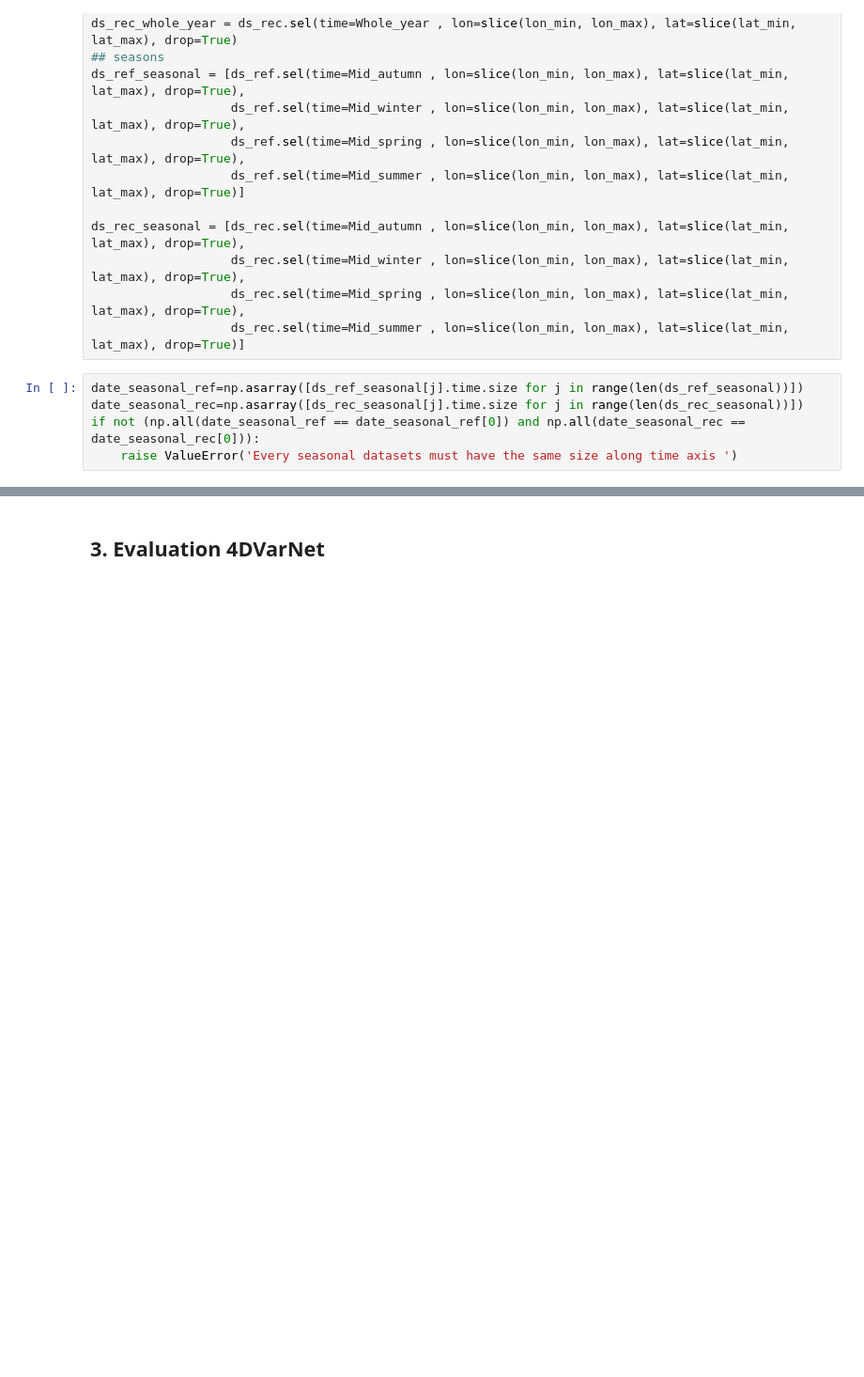
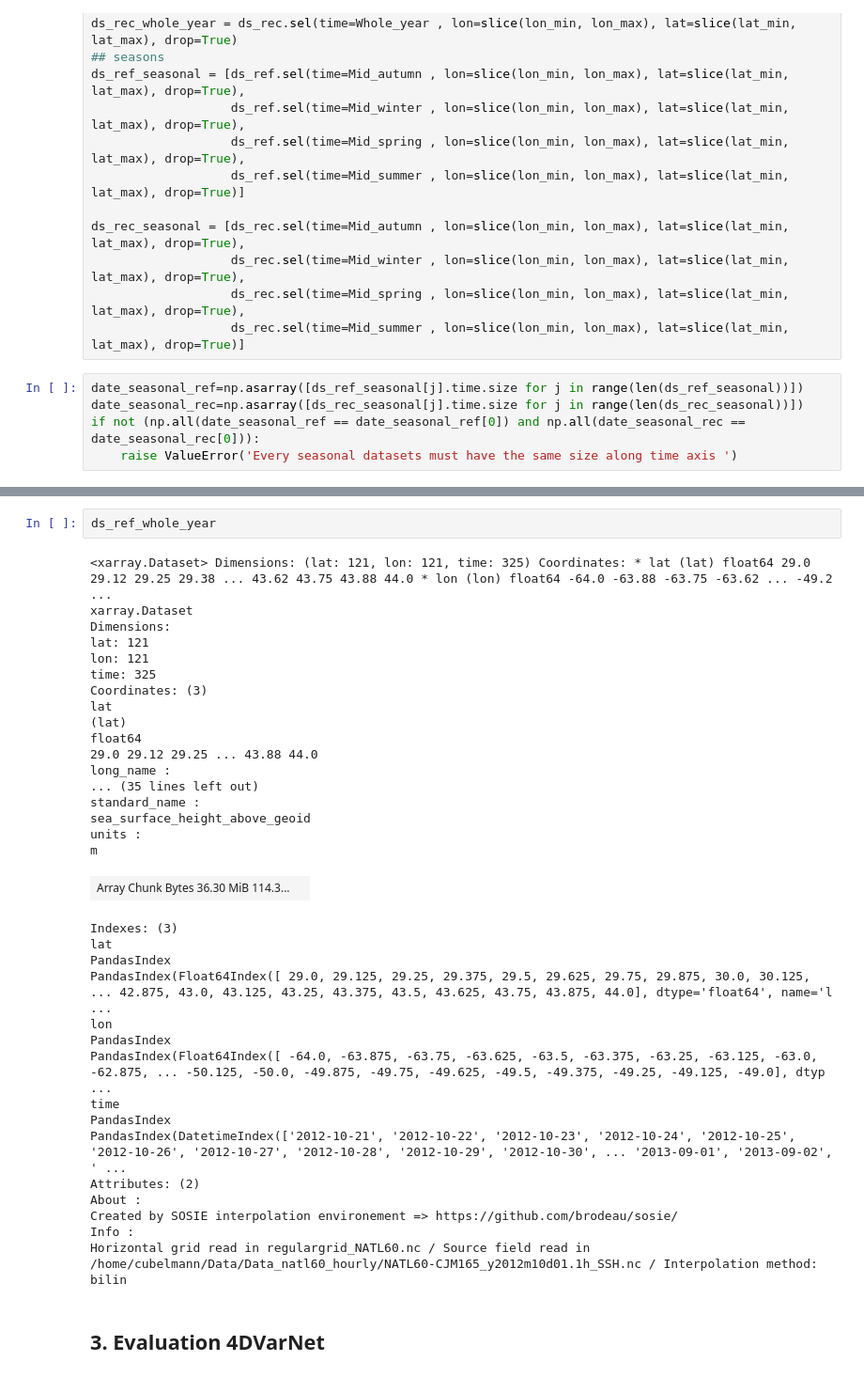
Before and after one commit to ocean-data-challenges/2023_SSH_mapping_train_eNATL60_test_NATL60-, a Jupyter notebook: notebooks/eval_4dvarnet.ipynb, the cells around one changed output, grey strips where cells are left out. Shown at 94% size. Drawn from its saved outputs; the diff is of its cells as text; blank space fills up the shorter version.

```diff
--- a/notebooks/eval_4dvarnet.ipynb
+++ b/notebooks/eval_4dvarnet.ipynb
@@ -131,3 +271,39 @@ if not (np.all(date_seasonal_ref == date_seasonal_ref[0]) and np.all(date_season
+# %%
+ds_ref_whole_year
+# %% [output]
+<xarray.Dataset> Dimensions: (lat: 121, lon: 121, time: 325) Coordinates: * lat (lat) float64 29.0 29.12 29.25 29.38 ... 43.62 43.75 43.88 44.0 * lon (lon) float64 -64.0 -63.88 -63.75 -63.62 ... -49.2 ...
+xarray.Dataset
+Dimensions:
+lat: 121
+lon: 121
+time: 325
+Coordinates: (3)
+lat
+(lat)
+float64
+29.0 29.12 29.25 ... 43.88 44.0
+long_name :
+... (35 lines left out)
+standard_name :
+sea_surface_height_above_geoid
+units :
+m
+| Array Chunk Bytes 36.30 MiB 114.3... |  |
+Indexes: (3)
+lat
+PandasIndex
+PandasIndex(Float64Index([ 29.0, 29.125, 29.25, 29.375, 29.5, 29.625, 29.75, 29.875, 30.0, 30.125, ... 42.875, 43.0, 43.125, 43.25, 43.375, 43.5, 43.625, 43.75, 43.875, 44.0], dtype='float64', name='l ...
+lon
+PandasIndex
+PandasIndex(Float64Index([ -64.0, -63.875, -63.75, -63.625, -63.5, -63.375, -63.25, -63.125, -63.0, -62.875, ... -50.125, -50.0, -49.875, -49.75, -49.625, -49.5, -49.375, -49.25, -49.125, -49.0], dtyp ...
+time
+PandasIndex
+PandasIndex(DatetimeIndex(['2012-10-21', '2012-10-22', '2012-10-23', '2012-10-24', '2012-10-25', '2012-10-26', '2012-10-27', '2012-10-28', '2012-10-29', '2012-10-30', ... '2013-09-01', '2013-09-02', ' ...
+Attributes: (2)
+About :
+Created by SOSIE interpolation environement => https://github.com/brodeau/sosie/
+Info :
+Horizontal grid read in regulargrid_NATL60.nc / Source field read in /home/cubelmann/Data/Data_natl60_hourly/NATL60-CJM165_y2012m10d01.1h_SSH.nc / Interpolation method: bilin
 # %% [markdown]
 ##  3. Evaluation 4DVarNet
 # %%
```
Also changed, not shown: parts of 9 cells of this notebook.
